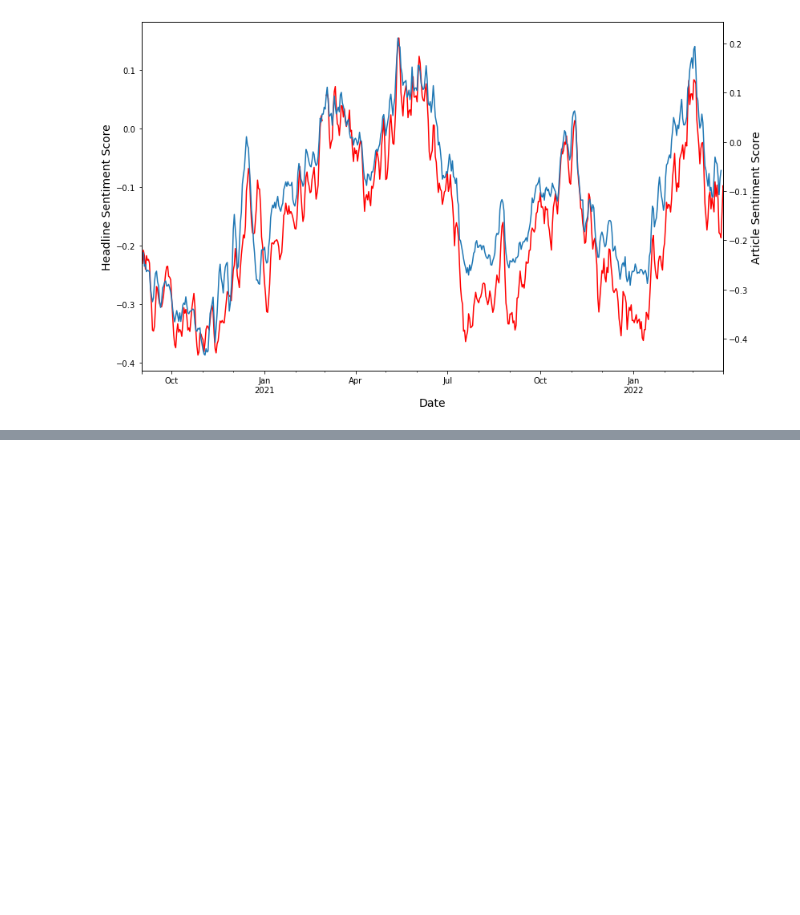
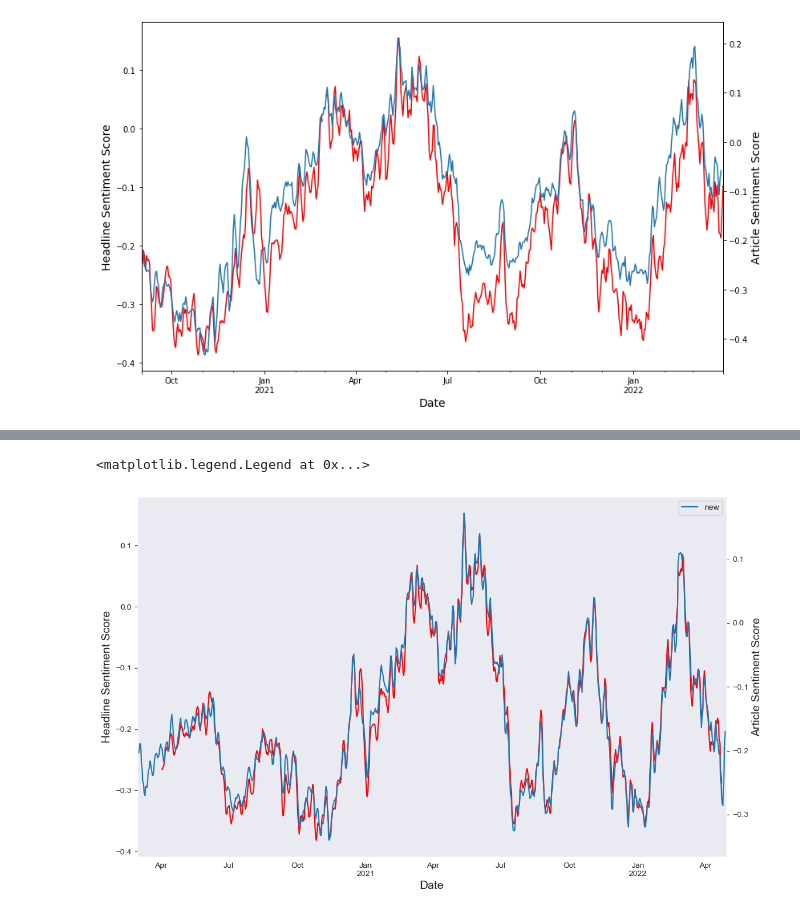
Before and after one commit to GabeNicholson/covid-news, a Jupyter notebook: 4)plotting_and_analysis.ipynb, the cells around one changed output, grey strips where cells are left out. Saved outputs shown, nothing was run; the diff lists cells and outputs as text; code cells hidden in the pictures; blank space fills up the shorter version.

```diff
--- a/4)plotting_and_analysis.ipynb
+++ b/4)plotting_and_analysis.ipynb
@@ -60,3 +87,5 @@ Index(['date', 'prediction', 'articles_per_day', 'new_cases_smoothed',
+# %%
+t_df = t_df.reset_index(level=1)
 # %% [markdown]
 Bootstrapping sample median to get error estimates. The estimate of the variance is $$\widehat{Var}_B(M_n) = \frac{1}{B-1}$$
 # %%
@@ -965,0 +1015,3 @@ Text(0.5, 0, 'Date')
+# %%
+cc = t_df.groupby(level=0, as_index=True)['prediction'].mean().reset_index()
+cc['smoothed_prediction'] = cc['prediction'].rolling(window=5, center=True, win_type='gaussian').mean(std=2)
@@ -965,0 +1034,14 @@ Text(0.5, 0, 'Date')
+# %%
+ax = df.plot(x="date", y="smoothed_prediction", legend=False, color ='r',figsize=(13,8), label='old')
+ax2 = ax.twinx()
+cc.plot(x='date', y="smoothed_prediction", ax=ax2, legend=False, label='new')
+
+
+# plt.title('Comparing Average Daily Article Sentiment Against New Covid Cases')
+ax.set_ylabel('Headline Sentiment Score', fontsize=14)
+ax2.set_ylabel('Article Sentiment Score', fontsize=14)
+ax.set_xlabel('Date', fontsize=14)
+plt.legend()
+# %% [output]
+<matplotlib.legend.Legend at 0x...>
+[figure, added]
```
Also changed, not shown: parts of 8 cells of this notebook, 6 other files.
